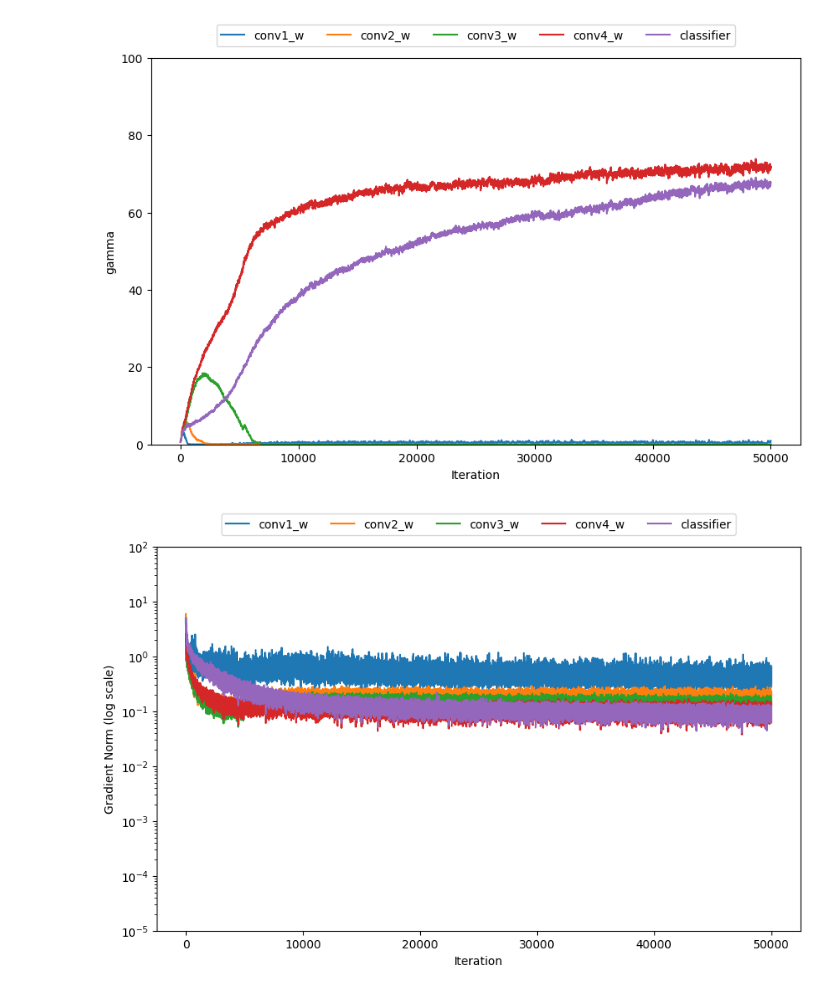
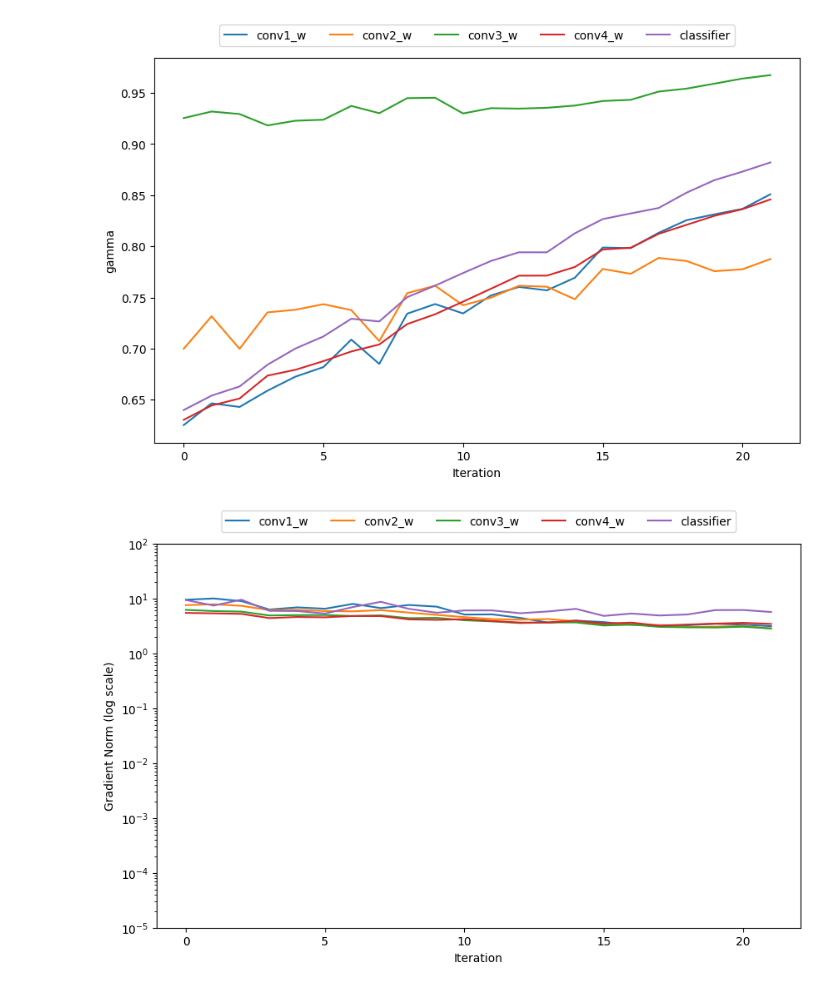
Before and after one commit to taehyeonhan-hatae/MAML, a Jupyter notebook: Test_jupyternotebook/Arbiter_by_step_norm_analysis.ipynb, the cells around one changed output. Saved outputs shown, nothing was run; the diff lists cells and outputs as text; code cells hidden in the pictures.

Commit message:
Step Arbiter

```diff
--- a/Test_jupyternotebook/Arbiter_by_step_norm_analysis.ipynb
+++ b/Test_jupyternotebook/Arbiter_by_step_norm_analysis.ipynb
@@ -22,5 +18,5 @@ per_inner_loop_step
 # %%
-specific_column_values = norm_info_train[norm_info_train['num_step'] == 4]
+specific_column_values = norm_info_train[norm_info_train['num_step'] == 0]
 specific_column_values
 # %% [output]
 |  | current_iter | phase | num_step | layer_dict.conv0_feature_L2norm | layer_dict.conv1_feature_L2norm | layer_dict.conv2_feature_L2norm | ... |
@@ -41,27 +37,27 @@ gr = specific_column_values.groupby('current_iter').mean()
 # %%
  # 그래프를 그릴 컬럼들의 리스트
 columns_to_plot = ['layer_dict.conv0.conv.weight_alpha',
                    'layer_dict.conv1.conv.weight_alpha',
                    'layer_dict.conv2.conv.weight_alpha',
                    'layer_dict.conv3.conv.weight_alpha',
                    'layer_dict.linear.weights_alpha']
 columns_to_plot_label = ['conv1_w', 'conv2_w', 'conv3_w', 'conv4_w', 'classifier']
 
 # 특정 열(Column)의 값을 그래프로 그리기
 plt.figure(figsize=(10, 6))  # 그래프의 크기 설정
 
 plt.plot(gr[columns_to_plot].values, label=columns_to_plot_label)
 plt.legend(loc='upper center', bbox_to_anchor=(0.5, 1.1), shadow=False, ncol=len(columns_to_plot))  # 범례 추가
 plt.xlabel('Iteration')  # X 축 라벨 설정
 plt.ylabel('gamma')
 
 
-plt.ylim(0, 100)
+#plt.ylim(0, 100)
 
 
 plt.show()  # 그래프 보여주기
 # %% [output]
-[figure, old version]
+[figure, new version]
 # %%
  # 그래프를 그릴 컬럼들의 리스트
 columns_to_plot = [ 'layer_dict.conv0.conv.weight_grad_L2norm',
@@ -84,7 +80,7 @@ plt.ylim(10 ** -5, 10 **2)
 
 plt.show()  # 그래프 보여주기
 # %% [output]
-[figure, old version]
+[figure, new version]
 # %%
  # 그래프를 그릴 컬럼들의 리스트
 columns_to_plot = [ 'layer_dict.conv0_feature_L2norm',
```
Also changed, not shown: parts of 4 cells of this notebook, 6 other files.
